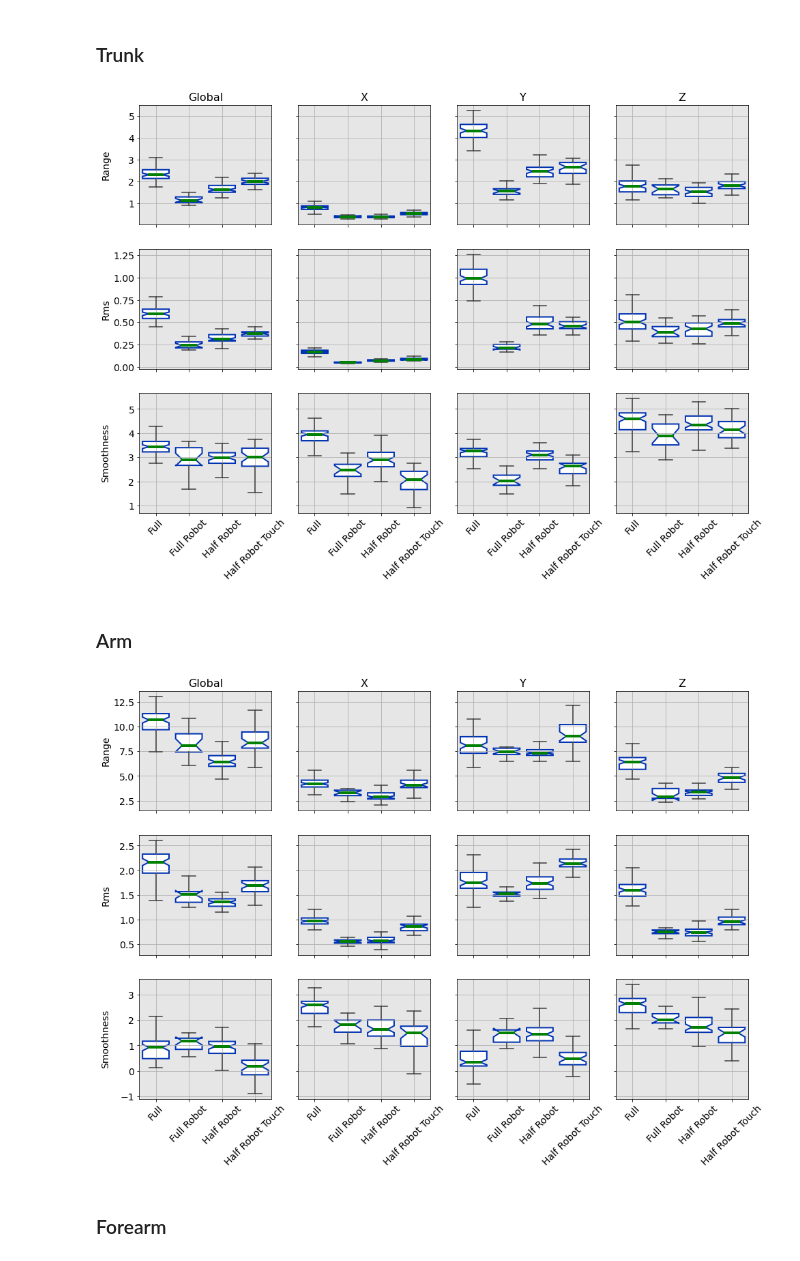
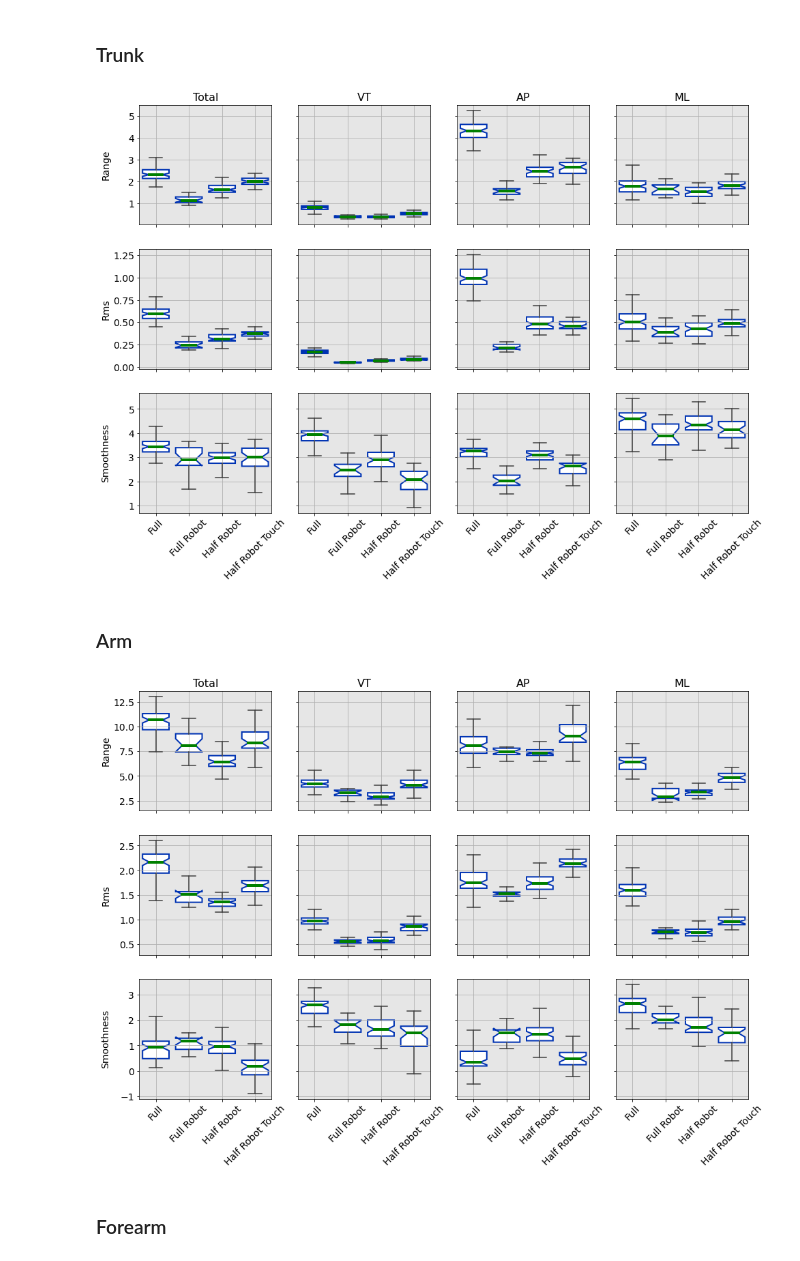
Before and after one commit to SmRanaldi/brisk, a Jupyter notebook: notebooks/subject_analysis.ipynb, the cells around one changed output. Drawn from its saved outputs; the diff is of its cells as text; code cells hidden in the pictures.

Commit message:
Fixed dimensions in the notebook plot

```diff
--- a/notebooks/subject_analysis.ipynb
+++ b/notebooks/subject_analysis.ipynb
@@ -136,6 +136,7 @@ dimensions = np.unique(param['dimension'])
 parameter_name = np.unique([x.split('_')[0] for x in param.columns if '_' in x])
 sensor_name = np.unique([x.split('_')[1] for x in param.columns if '_' in x])
 trials_labels = [x.replace('_',' ').title() for x in np.unique(param['trial'])]
+directions_labels = ['Total', 'VT', 'AP', 'ML']
 
 print(segments)
 print(dimensions)
@@ -155,32 +156,32 @@ sensor = 'acc'
 # %%
 segment = 'trunk'
 
 fig, ax = plt.subplots(len(parameter_name), len(dimensions), figsize=(16,11), facecolor='w', sharex=True, sharey='row')
 
 for i,p in enumerate(parameter_name):
     for j,d in enumerate(dimensions):
         sns.boxplot(
             data=param[(param['segment'] == segment) & (param['dimension'] == d)],
             x = 'trial',
             y = p+'_'+sensor,
             ax = ax[i,j],
             **plot_options
         )
         ax[i,j].grid('on')
         ax[i,j].set_xticklabels(trials_labels, rotation=45, fontsize=14)
         ax[i,j].tick_params(axis='y', labelsize=14)
         ax[i,j].set_facecolor([0.9,0.9,0.9])
         ax[i,j].set_xlabel('')
         ax[i,j].set_ylabel(p.replace('_',' ').title(), fontsize=14)
 
 for a in ax[:,1:].flatten():
     a.set_ylabel('')
 for i, d in enumerate(dimensions):
-    ax[0,i].set_title(d.title(), fontsize=16)
+    ax[0,i].set_title(directions_labels[i], fontsize=16)
 fig.align_ylabels(ax)
 plt.show()
 # %% [output]
-[figure, old version]
+[figure, new version]
 # %% [markdown]
 ### Arm
 # %%
@@ -207,11 +208,11 @@ for i,p in enumerate(parameter_name):
 for a in ax[:,1:].flatten():
     a.set_ylabel('')
 for i, d in enumerate(dimensions):
-    ax[0,i].set_title(d.title(), fontsize=16)
+    ax[0,i].set_title(directions_labels[i], fontsize=16)
 fig.align_ylabels(ax)
 plt.show()
 # %% [output]
-[figure, old version]
+[figure, new version]
 # %% [markdown]
 ### Forearm
 # %%
```
Also changed, not shown: parts of 4 cells of this notebook.
